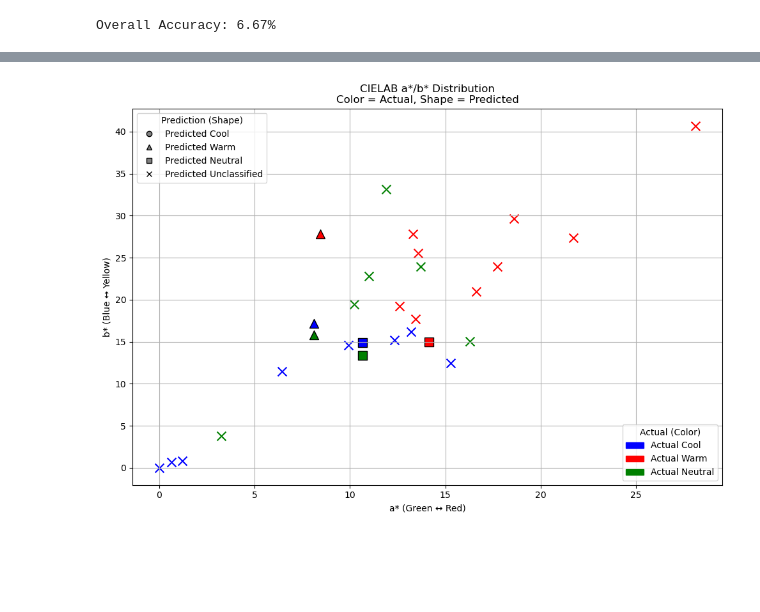
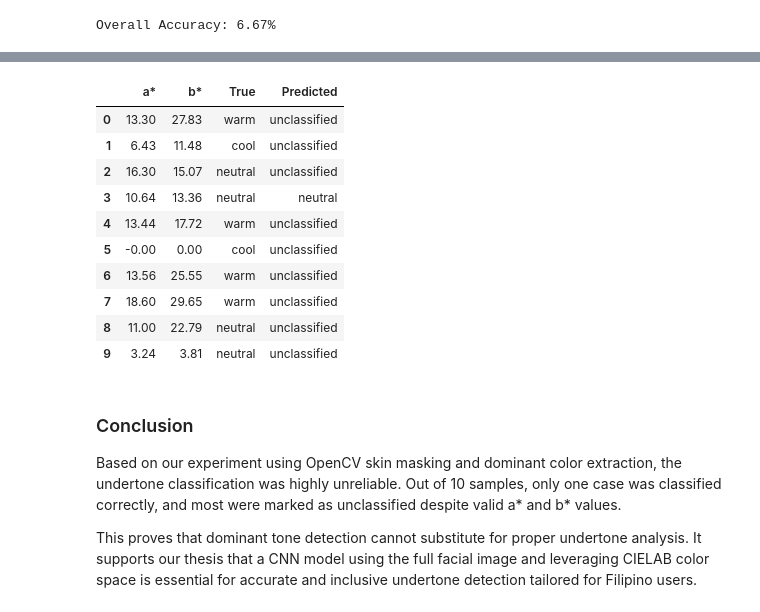
Before and after one commit to Marian843/undertone-experiment, a Jupyter notebook: experiment.ipynb, the cells around one changed output, grey strips where cells are left out. Cells and saved outputs as stored; diff of their text form; code cells hidden in the pictures; blank space fills up the shorter version.

```diff
--- a/experiment.ipynb
+++ b/experiment.ipynb
@@ -171,47 +203,24 @@ This helps visualize how well the rule-based logic separates undertones in color
-# %%
-def marker(pred):
-    return 'o' if pred == 'cool' else '^' if pred == 'warm' else 's' if pred == 'neutral' else 'x'
-
-def safe_scatter(a, b, pred, color, label):
-    m = marker(pred)
-    if m == 'x':
-        plt.scatter(a, b, c=color, marker=m, s=100, label=label)
-    else:
-        plt.scatter(a, b, c=color, marker=m, edgecolor='black', s=100, label=label)
-
-cool = [(a, b, p) for (a, b, a_lbl, p) in lab_points if a_lbl == "cool"]
-warm = [(a, b, p) for (a, b, a_lbl, p) in lab_points if a_lbl == "warm"]
-neutral = [(a, b, p) for (a, b, a_lbl, p) in lab_points if a_lbl == "neutral"]
-
-plt.figure(figsize=(10, 7))
-for a, b, p in cool:
-    safe_scatter(a, b, p, 'blue', 'Cool')
-for a, b, p in warm:
-    safe_scatter(a, b, p, 'red', 'Warm')
-for a, b, p in neutral:
-    safe_scatter(a, b, p, 'green', 'Neutral')
-
-plt.xlabel("a* (Green ↔ Red)")
-plt.ylabel("b* (Blue ↔ Yellow)")
-plt.title("CIELAB a*/b* Distribution\nColor = Actual, Shape = Predicted")
-plt.grid(True)
-
-import matplotlib.patches as mpatches
-legend_shapes = [
-    plt.Line2D([0], [0], marker='o', color='w', label='Predicted Cool', markerfacecolor='gray', markeredgecolor='black'),
-    plt.Line2D([0], [0], marker='^', color='w', label='Predicted Warm', markerfacecolor='gray', markeredgecolor='black'),
-    plt.Line2D([0], [0], marker='s', color='w', label='Predicted Neutral', markerfacecolor='gray', markeredgecolor='black'),
-    plt.Line2D([0], [0], marker='x', color='black', label='Predicted Unclassified', linestyle='None'),
-]
-legend_colors = [
-    mpatches.Patch(color='blue', label='Actual Cool'),
-    mpatches.Patch(color='red', label='Actual Warm'),
-    mpatches.Patch(color='green', label='Actual Neutral'),
-]
-first_legend = plt.legend(handles=legend_shapes, title="Prediction (Shape)", loc='upper left')
-plt.gca().add_artist(first_legend)
-plt.legend(handles=legend_colors, title="Actual (Color)", loc='lower right')
-plt.tight_layout()
-plt.show()
-# %% [output]
-[figure, removed]
+# %%
+
+# Table: CIELAB a*, b*, True Label, Predicted Label
+summary_df = pd.DataFrame(lab_points, columns=["a*", "b*", "True", "Predicted"])
+summary_df["a*"] = summary_df["a*"].round(2)
+summary_df["b*"] = summary_df["b*"].round(2)
+summary_df.head(10)  # Show first 10 rows as sample
+# %% [output]
+|  | a* | b* | True | Predicted |
+| 0 | 13.30 | 27.83 | warm | unclassified |
+| 1 | 6.43 | 11.48 | cool | unclassified |
+| 2 | 16.30 | 15.07 | neutral | unclassified |
+| 3 | 10.64 | 13.36 | neutral | neutral |
+| 4 | 13.44 | 17.72 | warm | unclassified |
+| 5 | -0.00 | 0.00 | cool | unclassified |
+| 6 | 13.56 | 25.55 | warm | unclassified |
+| 7 | 18.60 | 29.65 | warm | unclassified |
+| 8 | 11.00 | 22.79 | neutral | unclassified |
+| 9 | 3.24 | 3.81 | neutral | unclassified |
+# %% [markdown]
+### Conclusion
+Based on our experiment using OpenCV skin masking and dominant color extraction, the undertone classification was highly unreliable. Out of 10 samples, only one case was classified correctly, and most were marked as unclassified despite valid a* and b* values.
+
+This proves that dominant tone detection cannot substitute for proper undertone analysis. It supports our thesis that a CNN model using the full facial image and leveraging CIELAB color space is essential for accurate and inclusive undertone detection tailored for Filipino users.
```
Also changed, not shown: parts of 14 cells of this notebook.
